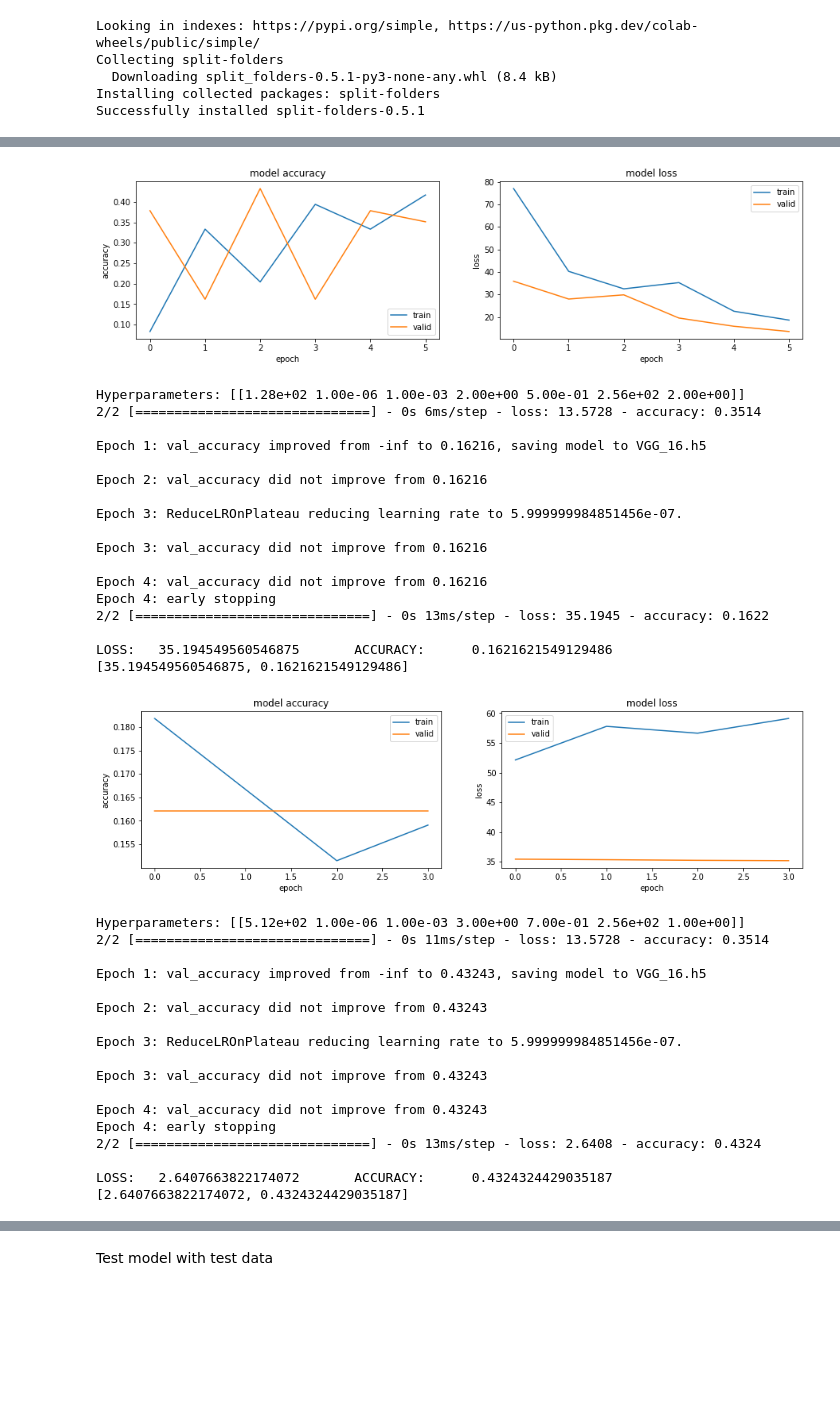
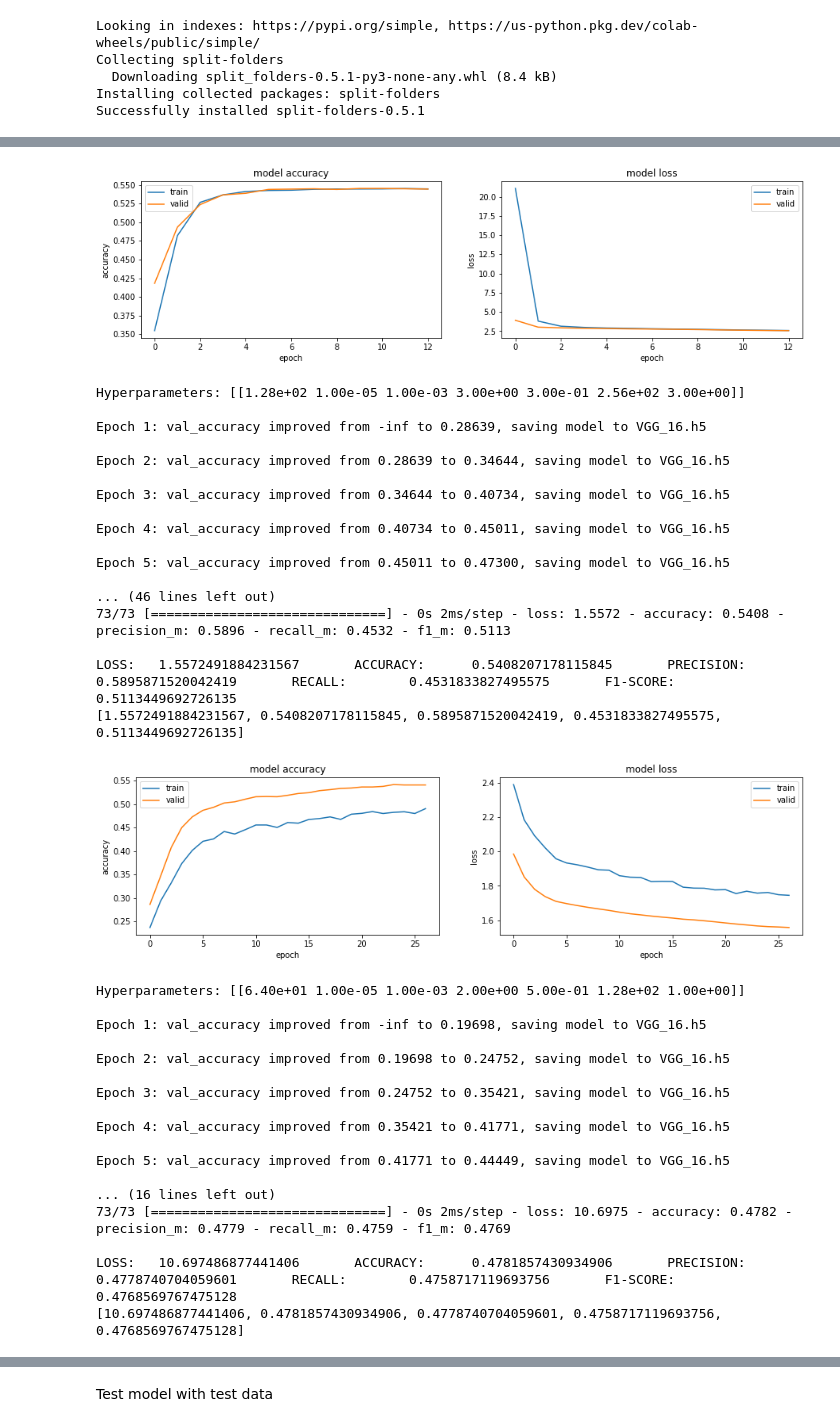
Before and after one commit to gayecolakoglu/DiabeticRetinopathyDetection, a Jupyter notebook: Bayesian_VGG16.ipynb, the cells around one changed output, grey strips where cells are left out. Saved outputs shown, nothing was run; the diff lists cells and outputs as text; code cells hidden in the pictures; blank space fills up the shorter version.

Commit message:
some editing with recall, precision, f1-score

```diff
--- a/Bayesian_VGG16.ipynb
+++ b/Bayesian_VGG16.ipynb
@@ -295,7 +260,7 @@ def f(x):
   print()
   # compare previous and current validation accuracies
   if not previous_best_model:
-    K.models.save_model(model, 'VGG_16_best.h5', overwrite=False,
+    K.models.save_model(model, 'VGG_16_best.h5', overwrite=True,
     include_optimizer=True)
   if previous_best_model and evaluation[1] > previous_evaluation[1]:
     K.models.save_model(model, 'VGG_16_best.h5', overwrite=True,
@@ -377,36 +339,36 @@ LOSS:   13.57278060913086        ACCURACY:      0.3513513505458832
-[figure, old version]
+[figure, new version]
-Hyperparameters: [[1.28e+02 1.00e-06 1.00e-03 2.00e+00 5.00e-01 2.56e+02 2.00e+00]]
-2/2 [==============================] - 0s 6ms/step - loss: 13.5728 - accuracy: 0.3514
+Hyperparameters: [[1.28e+02 1.00e-05 1.00e-03 3.00e+00 3.00e-01 2.56e+02 3.00e+00]]
 
-Epoch 1: val_accuracy improved from -inf to 0.16216, saving model to VGG_16.h5
+Epoch 1: val_accuracy improved from -inf to 0.28639, saving model to VGG_16.h5
 
-Epoch 2: val_accuracy did not improve from 0.16216
+Epoch 2: val_accuracy improved from 0.28639 to 0.34644, saving model to VGG_16.h5
 
-Epoch 3: ReduceLROnPlateau reducing learning rate to 5.999999984851456e-07.
+Epoch 3: val_accuracy improved from 0.34644 to 0.40734, saving model to VGG_16.h5
 
-Epoch 3: val_accuracy did not improve from 0.16216
+Epoch 4: val_accuracy improved from 0.40734 to 0.45011, saving model to VGG_16.h5
 
-Epoch 4: val_accuracy did not improve from 0.16216
-Epoch 4: early stopping
-2/2 [==============================] - 0s 13ms/step - loss: 35.1945 - accuracy: 0.1622
+Epoch 5: val_accuracy improved from 0.45011 to 0.47300, saving model to VGG_16.h5
 
-LOSS:   35.194549560546875       ACCURACY:      0.1621621549129486
-[35.194549560546875, 0.1621621549129486]
+... (46 lines left out)
+73/73 [==============================] - 0s 2ms/step - loss: 1.5572 - accuracy: 0.5408 - precision_m: 0.5896 - recall_m: 0.4532 - f1_m: 0.5113
+
+LOSS:   1.5572491884231567       ACCURACY:      0.5408207178115845       PRECISION:     0.5895871520042419       RECALL:        0.4531833827495575       F1-SCORE:      0.5113449692726135
+[1.5572491884231567, 0.5408207178115845, 0.5895871520042419, 0.4531833827495575, 0.5113449692726135]
-[figure, old version]
+[figure, new version]
-Hyperparameters: [[5.12e+02 1.00e-06 1.00e-03 3.00e+00 7.00e-01 2.56e+02 1.00e+00]]
-2/2 [==============================] - 0s 11ms/step - loss: 13.5728 - accuracy: 0.3514
+Hyperparameters: [[6.40e+01 1.00e-05 1.00e-03 2.00e+00 5.00e-01 1.28e+02 1.00e+00]]
 
-Epoch 1: val_accuracy improved from -inf to 0.43243, saving model to VGG_16.h5
+Epoch 1: val_accuracy improved from -inf to 0.19698, saving model to VGG_16.h5
 
-Epoch 2: val_accuracy did not improve from 0.43243
+Epoch 2: val_accuracy improved from 0.19698 to 0.24752, saving model to VGG_16.h5
 
-Epoch 3: ReduceLROnPlateau reducing learning rate to 5.999999984851456e-07.
+Epoch 3: val_accuracy improved from 0.24752 to 0.35421, saving model to VGG_16.h5
 
-Epoch 3: val_accuracy did not improve from 0.43243
+Epoch 4: val_accuracy improved from 0.35421 to 0.41771, saving model to VGG_16.h5
 
-Epoch 4: val_accuracy did not improve from 0.43243
-Epoch 4: early stopping
-2/2 [==============================] - 0s 13ms/step - loss: 2.6408 - accuracy: 0.4324
+Epoch 5: val_accuracy improved from 0.41771 to 0.44449, saving model to VGG_16.h5
 
-LOSS:   2.6407663822174072       ACCURACY:      0.4324324429035187
-[2.6407663822174072, 0.4324324429035187]
+... (16 lines left out)
+73/73 [==============================] - 0s 2ms/step - loss: 10.6975 - accuracy: 0.4782 - precision_m: 0.4779 - recall_m: 0.4759 - f1_m: 0.4769
+
+LOSS:   10.697486877441406       ACCURACY:      0.4781857430934906       PRECISION:     0.4778740704059601       RECALL:        0.4758717119693756       F1-SCORE:      0.4768569767475128
+[10.697486877441406, 0.4781857430934906, 0.4778740704059601, 0.4758717119693756, 0.4768569767475128]
```
Also changed, not shown: parts of 12 cells of this notebook.
